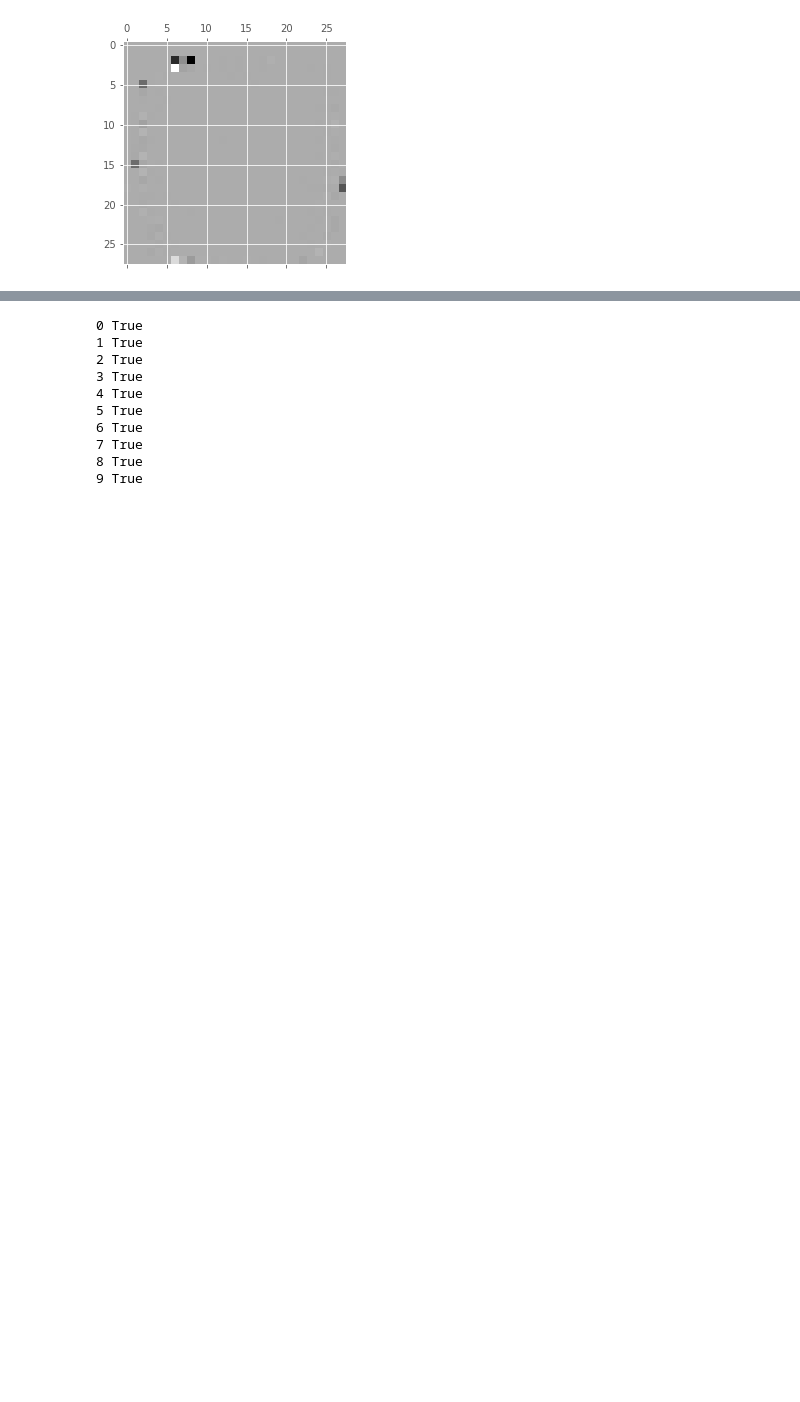
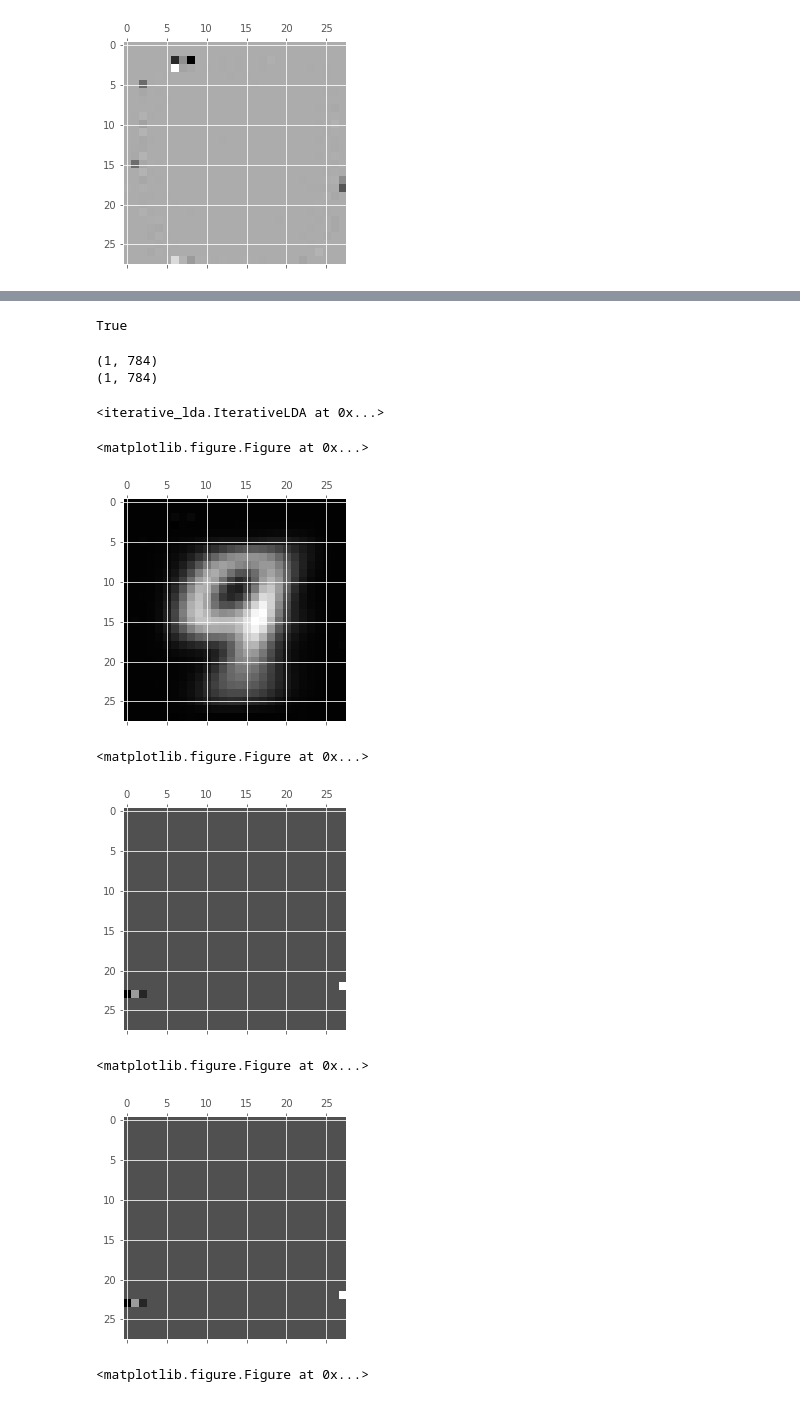
Before and after one commit to guydav/minerva, a Jupyter notebook: notebooks/CS156/0.X Final Project - MNIST.ipynb, the cells around one changed output, grey strips where cells are left out. Drawn from its saved outputs; the diff is of its cells as text; code cells hidden in the pictures; blank space fills up the shorter version.

```diff
--- a/notebooks/CS156/0.X Final Project - MNIST.ipynb
+++ b/notebooks/CS156/0.X Final Project - MNIST.ipynb
@@ -80,7 +77,7 @@ print(np.sum(lda.predict(X_test) == y_test) / y_test.shape[0])
 0.960841189268
 # %%
 # raise ValueError('Dont run again')
-ilda = IterativeLDA(5)
+ilda = IterativeLDA(5, use_coef=False)
 transformed_X_train = ilda.fit_transform(X_train, y_train)
 transformed_X_test = ilda.transform(X_test)
 # %%
@@ -245,14 +178,50 @@ for i in range(len(ilda_sc.nullspaces_)):
 # %%
 for i in range(X_sc.shape[1]):
     print(i, np.allclose(X_sc[:,i], X_c[:,i]))
-# %% [output]
-0 True
-1 True
-2 True
-3 True
-4 True
-5 True
-6 True
-7 True
-8 True
-9 True
+# %%
+np.allclose(transformed_X_train[:,0], transformed_X_train[:,1])
+# %% [output]
+True
+# %%
+t_x = transformed_X_test[0]
+# %%
+t_1 = t_x[1]
+x_tilde_1 = np.dot(t_1, ilda.ldas_[1].scalings_.T) + ilda.ldas_[1].xbar_
+x_tilde_1_0 = x_tilde_1.dot(ilda.nullspaces_[0].T)
+print(x_tilde_1_0.shape)
+
+x_tilde_0_0 = np.dot(t_x[0], ilda.ldas_[0].scalings_.T) + ilda.ldas_[0].xbar_
+print(x_tilde_0_0.shape)
+x_tilde_0 = x_tilde_1_0 + x_tilde_0_0
+# %% [output]
+(1, 784)
+(1, 784)
+# %%
+ilda
+# %% [output]
+<iterative_lda.IterativeLDA at 0x...>
+# %%
+plt.gray()
+plt.matshow(x_tilde_0_0.reshape((28, 28)))
+plt.show()
+
+plt.gray()
+plt.matshow(x_tilde_1_0.reshape((28, 28)))
+plt.show()
+
+plt.gray()
+plt.matshow(x_tilde_0.reshape((28, 28)))
+plt.show()
+
+plt.gray()
+xt1 = np.asarray(list(x_tilde_1[0]) + [0])
+plt.matshow(xt1.reshape((28, 28)))
+plt.show()
+# %% [output]
+<matplotlib.figure.Figure at 0x...>
+[figure, added]
+<matplotlib.figure.Figure at 0x...>
+[figure, added]
+<matplotlib.figure.Figure at 0x...>
+[figure, added]
+<matplotlib.figure.Figure at 0x...>
```
Also changed, not shown: parts of 19 cells of this notebook, 2 other files.
